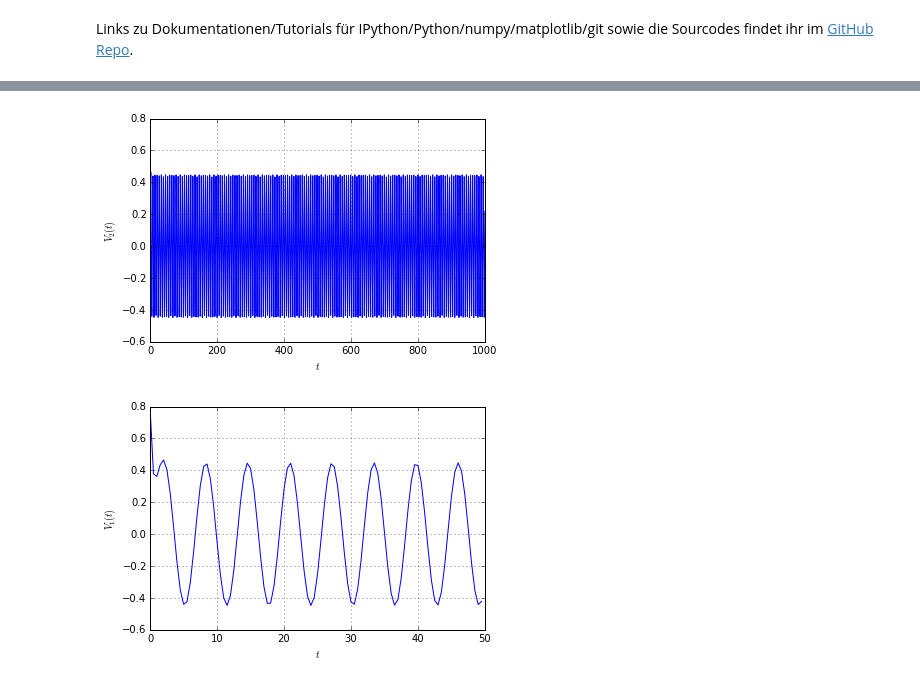
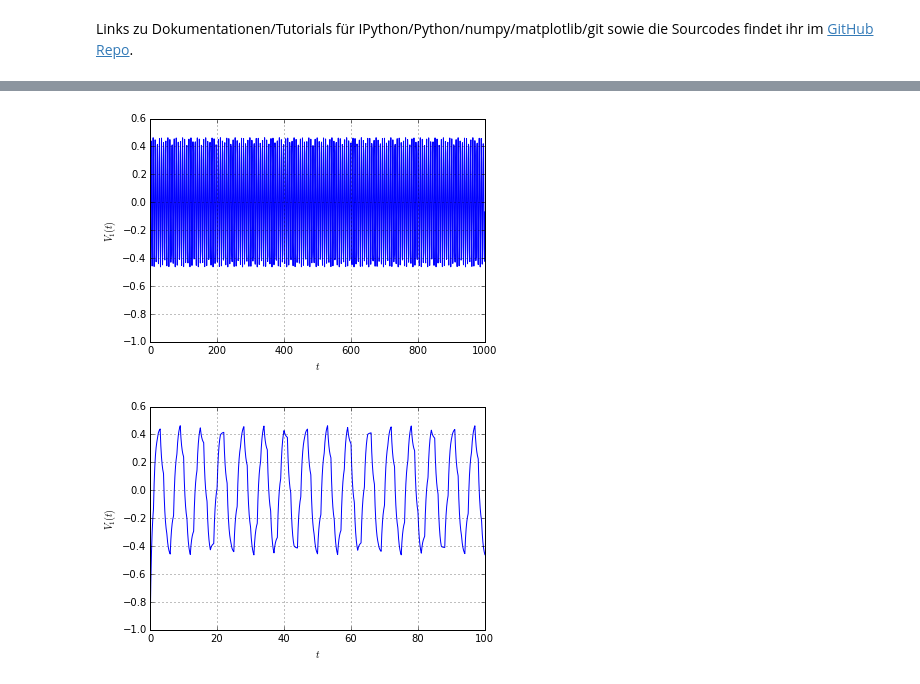
Before and after one commit to BerndSchwarzenbacher/numdiff, a Jupyter notebook: ueb3/ex14.ipynb, the cells around one changed output, grey strips where cells are left out. Saved outputs shown, nothing was run; the diff lists cells and outputs as text; code cells hidden in the pictures.

```diff
--- a/ueb3/ex14.ipynb
+++ b/ueb3/ex14.ipynb
@@ -66,19 +110,19 @@ plt.grid()
 # %%
-expl_omeg1000 = np.loadtxt('ex08_impl_omeg1000_1e-3.out')
-time = expl_omeg1[:,0]
-V1 = expl_omeg1[:,1]
-V2 = expl_omeg1[:,2]
+impl_mp_e3 = np.loadtxt('data/ex14_impl_mp_e-3.out')
+time = impl_mp_e3[:,0]
+V1 = impl_mp_e3[:,1]
+V2 = impl_mp_e3[:,2]
 # %%
 plt.plot(time, V1)
-plt.ylabel(r'$V_{2}(t)$')
+plt.ylabel(r'$V_{1}(t)$')
 plt.xlabel(r'$t$')
 plt.grid()
 # %% [output]
-[figure, old version]
+[figure, new version]
 # %%
-plt.plot(time[:100], V1[:100])
+plt.plot(time[:100000], V1[:100000])
 plt.ylabel(r'$V_{1}(t)$')
 plt.xlabel(r'$t$')
 plt.grid()
 # %% [output]
-[figure, old version]
+[figure, new version]
```
Also changed, not shown: parts of 18 cells of this notebook, 2 other files.
